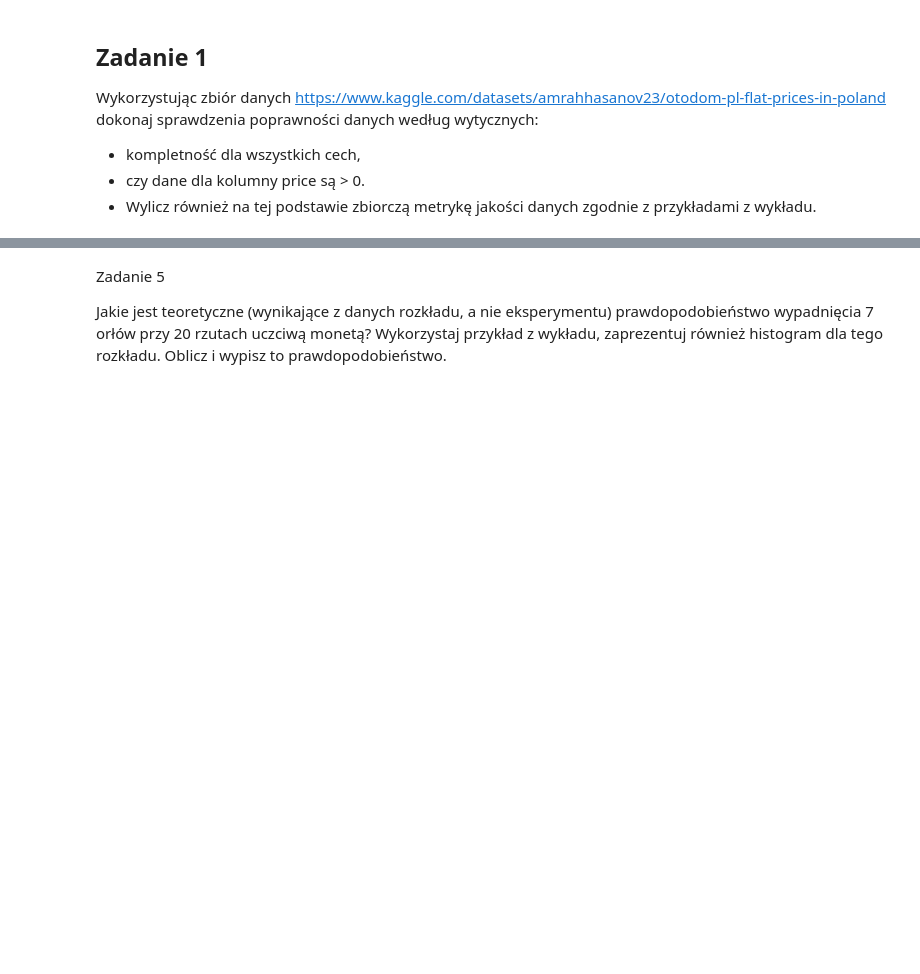
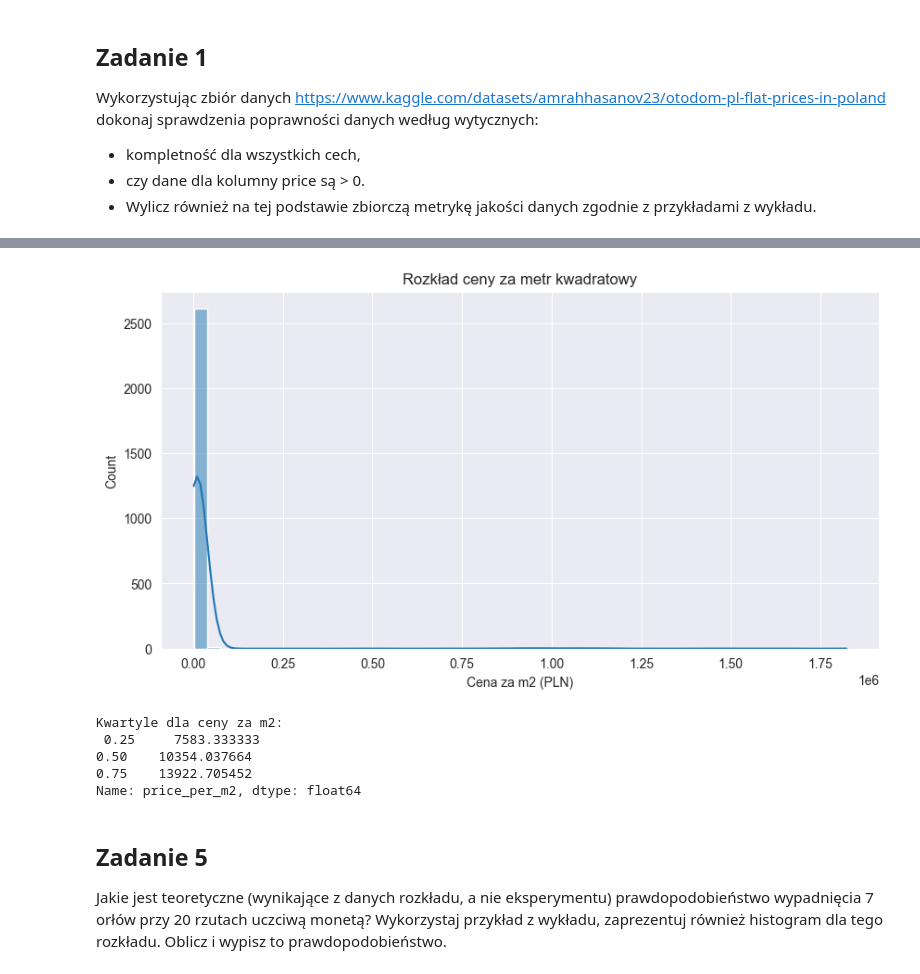
Before and after one commit to Tusia001/181155_wstepne_przetwarzanie_danych, a Jupyter notebook: lab02/lab02.ipynb, the cells around one changed output, grey strips where cells are left out. Cells and saved outputs as stored; diff of their text form; code cells hidden in the pictures; blank space fills up the shorter version.

```diff
--- a/lab02/lab02.ipynb
+++ b/lab02/lab02.ipynb
@@ -78,7 +99,29 @@ Dodaj nową cechę do zbioru price_per_m2 i wylicz (tam gdzie to możliwe) cenę
 Oblicz również wartości kwartyli dla tej cechy i je wyświetl.
 
 Czy wykres ma cechy rozkładu normalnego?
+# %%
+import pandas as pd
+import seaborn as sns
+import matplotlib.pyplot as plt
+
+df = pd.read_csv('Otodom_Flat_Listings.csv')
+df['price_per_m2'] = df['Price'] / df['Surface']
+
+plt.figure(figsize=(10, 5))
+sns.histplot(df['price_per_m2'].dropna(), kde=True, bins=50)
+plt.title("Rozkład ceny za metr kwadratowy")
+plt.xlabel("Cena za m2 (PLN)")
+plt.show()
+kwartyle_m2 = df['price_per_m2'].quantile([0.25, 0.5, 0.75])
+print("Kwartyle dla ceny za m2:\n", kwartyle_m2)
+# %% [output]
+[figure, added]
+Kwartyle dla ceny za m2:
+ 0.25     7583.333333
+0.50    10354.037664
+0.75    13922.705452
+Name: price_per_m2, dtype: float64
 # %% [markdown]
-Zadanie 5
+## Zadanie 5
 
 Jakie jest teoretyczne (wynikające z danych rozkładu, a nie eksperymentu) prawdopodobieństwo wypadnięcia 7 orłów przy 20 rzutach uczciwą monetą? Wykorzystaj przykład z wykładu, zaprezentuj również histogram dla tego rozkładu. Oblicz i wypisz to prawdopodobieństwo.
```
Also changed, not shown: parts of 11 cells of this notebook.
